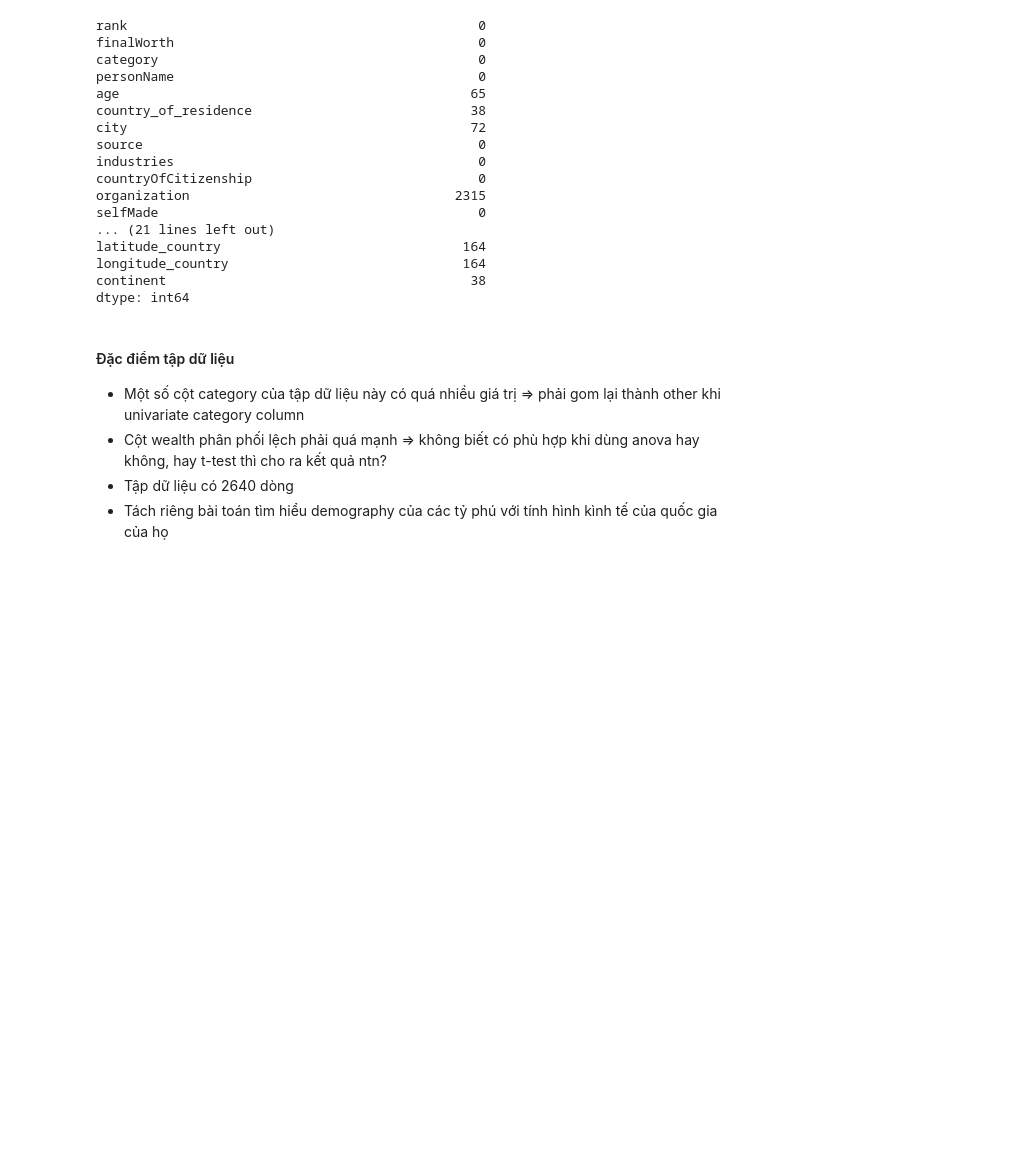
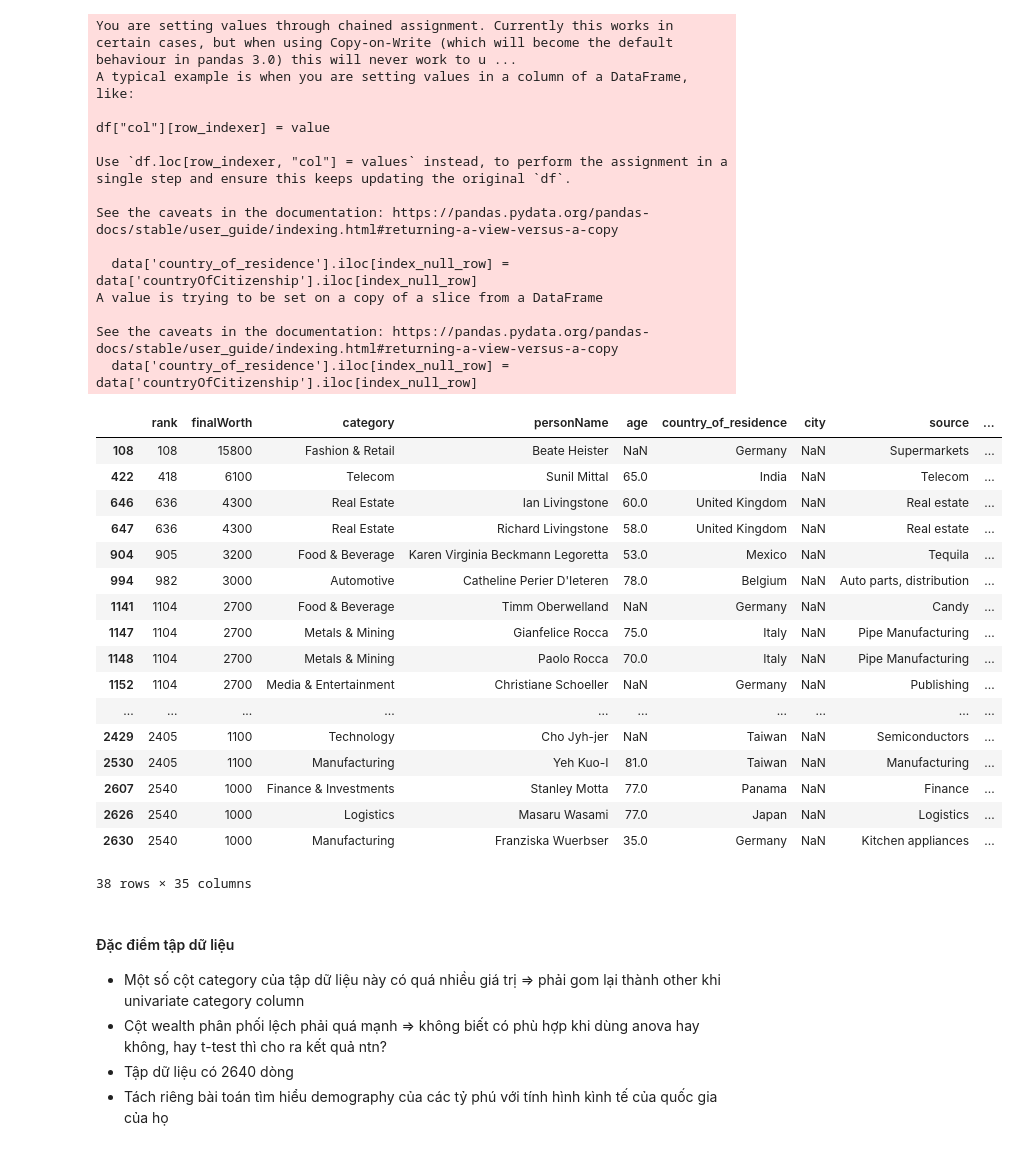
Before and after one commit to ToiLaThin/billionaires-eda, a Jupyter notebook: billionaires_global.ipynb, the cells around one changed output. Saved outputs shown, nothing was run; the diff lists cells and outputs as text; code cells hidden in the pictures; blank space fills up the shorter version.

Commit message:
+ preprocessing data, fill age, fill country, merge
+ t test to compare mean of samples

```diff
--- a/billionaires_global.ipynb
+++ b/billionaires_global.ipynb
@@ -1,38 +1,71 @@
 # %%
 import pandas as pd
 import numpy as np
 import matplotlib.pyplot as plt
 import seaborn as sns
 continent_country_df = pd.read_csv('./billionaires.csv')
 continent_country_df = continent_country_df[['country_of_residence', 'continent']].drop_duplicates()
 continent_country_df.reset_index(drop=True, inplace=True)
 # continent_country_df = continent_country_df.set_index('country_of_residence')
+
 data = pd.read_csv('./billionaires2.csv')
 data.rename(
     columns={ 'country': 'country_of_residence' },
     inplace=True
 )
-data = data.merge(continent_country_df, on='country_of_residence', how='left')
-# data = data.dropna()
-data.isnull().sum()
+
+# exclude_element = list(set(data['country_of_residence'].unique()) - set(continent_country_df['country_of_residence'].unique()))
+# print(exclude_element) #nan is the exclude of 2 list
+# print(data.info())
+# print(data.isnull().sum())
+
+# get the row that country_of residence is null, most is not too rich, so we can remove them, or we can use their countryOfCitizenship
+# since 38 row is a large number in comparision to 2480 row
+null_mask = data.isnull()['country_of_residence']
+# null_rows = data[null_mask]
+# print(null_mask)
+# print(null_rows)
+# print(data[null_mask])
+
+index_null_row = np.where(null_mask == True)
+data['country_of_residence'].iloc[index_null_row] = data['countryOfCitizenship'].iloc[index_null_row]
+data.iloc[index_null_row] #iloc only accept number, do not give the column name next, but the number of that column
+# data = data.merge(continent_country_df, on='country_of_residence', how='left')
+# # data = data.dropna()
+# data.isnull().sum()
 # %% [output]
-rank                                             0
-finalWorth                                       0
-category                                         0
-personName                                       0
-age                                             65
-country_of_residence                            38
-city                                            72
-source                                           0
-industries                                       0
-countryOfCitizenship                             0
-organization                                  2315
-selfMade                                         0
-... (21 lines left out)
-latitude_country                               164
-longitude_country                              164
-continent                                       38
-dtype: int64
+You are setting values through chained assignment. Currently this works in certain cases, but when using Copy-on-Write (which will become the default behaviour in pandas 3.0) this will never work to u ...
+A typical example is when you are setting values in a column of a DataFrame, like:
+
+df["col"][row_indexer] = value
+
+Use `df.loc[row_indexer, "col"] = values` instead, to perform the assignment in a single step and ensure this keeps updating the original `df`.
+
+See the caveats in the documentation: https://pandas.pydata.org/pandas-docs/stable/user_guide/indexing.html#returning-a-view-versus-a-copy
+
+  data['country_of_residence'].iloc[index_null_row] = data['countryOfCitizenship'].iloc[index_null_row]
+A value is trying to be set on a copy of a slice from a DataFrame
+
+See the caveats in the documentation: https://pandas.pydata.org/pandas-docs/stable/user_guide/indexing.html#returning-a-view-versus-a-copy
+  data['country_of_residence'].iloc[index_null_row] = data['countryOfCitizenship'].iloc[index_null_row]
+|  | rank | finalWorth | category | personName | age | country_of_residence | city | source | ... |
+| 108 | 108 | 15800 | Fashion & Retail | Beate Heister | NaN | Germany | NaN | Supermarkets | ... |
+| 422 | 418 | 6100 | Telecom | Sunil Mittal | 65.0 | India | NaN | Telecom | ... |
+| 646 | 636 | 4300 | Real Estate | Ian Livingstone | 60.0 | United Kingdom | NaN | Real estate | ... |
+| 647 | 636 | 4300 | Real Estate | Richard Livingstone | 58.0 | United Kingdom | NaN | Real estate | ... |
+| 904 | 905 | 3200 | Food & Beverage | Karen Virginia Beckmann Legoretta | 53.0 | Mexico | NaN | Tequila | ... |
+| 994 | 982 | 3000 | Automotive | Catheline Perier D'Ieteren | 78.0 | Belgium | NaN | Auto parts, distribution | ... |
+| 1141 | 1104 | 2700 | Food & Beverage | Timm Oberwelland | NaN | Germany | NaN | Candy | ... |
+| 1147 | 1104 | 2700 | Metals & Mining | Gianfelice Rocca | 75.0 | Italy | NaN | Pipe Manufacturing | ... |
+| 1148 | 1104 | 2700 | Metals & Mining | Paolo Rocca | 70.0 | Italy | NaN | Pipe Manufacturing | ... |
+| 1152 | 1104 | 2700 | Media & Entertainment | Christiane Schoeller | NaN | Germany | NaN | Publishing | ... |
+| ... | ... | ... | ... | ... | ... | ... | ... | ... | ... |
+| 2429 | 2405 | 1100 | Technology | Cho Jyh-jer | NaN | Taiwan | NaN | Semiconductors | ... |
+| 2530 | 2405 | 1100 | Manufacturing | Yeh Kuo-I | 81.0 | Taiwan | NaN | Manufacturing | ... |
+| 2607 | 2540 | 1000 | Finance & Investments | Stanley Motta | 77.0 | Panama | NaN | Finance | ... |
+| 2626 | 2540 | 1000 | Logistics | Masaru Wasami | 77.0 | Japan | NaN | Logistics | ... |
+| 2630 | 2540 | 1000 | Manufacturing | Franziska Wuerbser | 35.0 | Germany | NaN | Kitchen appliances | ... |
+38 rows × 35 columns
 # %% [markdown]
 #### Đặc điểm tập dữ liệu
 - Một số cột category của tập dữ liệu này có quá nhiều giá trị => phải gom lại thành other khi univariate category column
```
Also changed, not shown: parts of 34 cells of this notebook.
